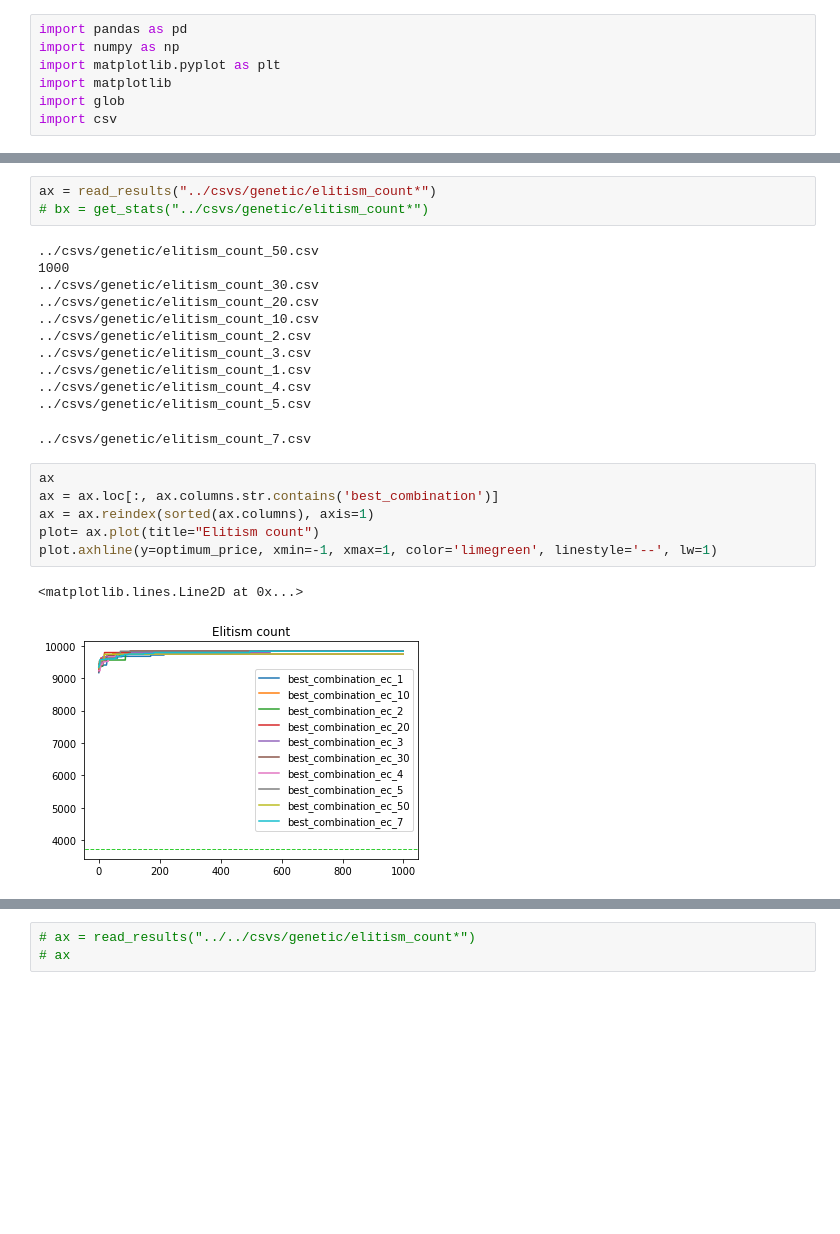
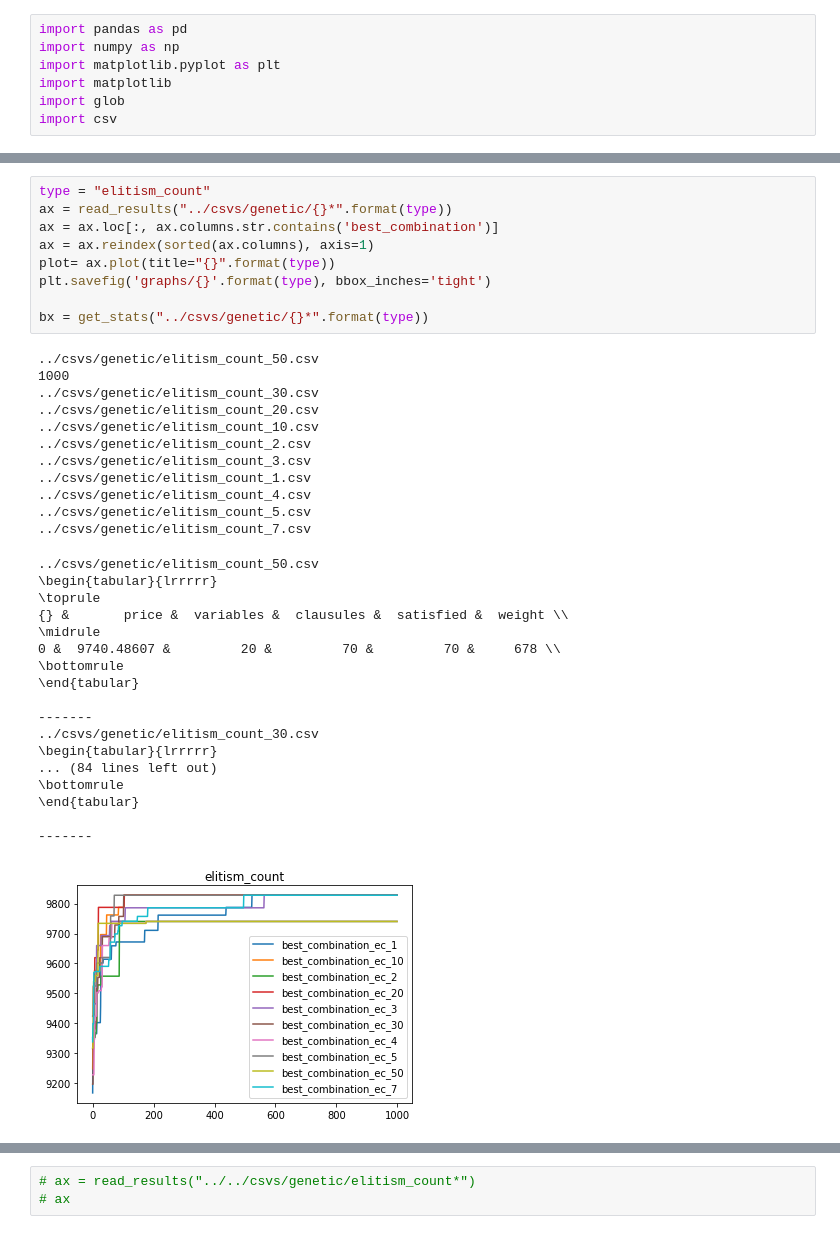
Before and after one commit to j-sokol/3SAT-problem, a Jupyter notebook: report/graphs4.ipynb, the cells around one changed output, grey strips where cells are left out. Cells and saved outputs as stored; diff of their text form; blank space fills up the shorter version.

```diff
--- a/report/graphs4.ipynb
+++ b/report/graphs4.ipynb
@@ -34,26 +36,41 @@ def get_stats(pattern):
         print("-------")
-# %%
-ax = read_results("../csvs/genetic/elitism_count*")
-# bx = get_stats("../csvs/genetic/elitism_count*")
-# %% [output]
-../csvs/genetic/elitism_count_50.csv
-1000
-../csvs/genetic/elitism_count_30.csv
-../csvs/genetic/elitism_count_20.csv
-../csvs/genetic/elitism_count_10.csv
-../csvs/genetic/elitism_count_2.csv
-../csvs/genetic/elitism_count_3.csv
-../csvs/genetic/elitism_count_1.csv
-../csvs/genetic/elitism_count_4.csv
-../csvs/genetic/elitism_count_5.csv
-../csvs/genetic/elitism_count_7.csv
 # %%
-ax
+type = "elitism_count"
+ax = read_results("../csvs/genetic/{}*".format(type))
 ax = ax.loc[:, ax.columns.str.contains('best_combination')]
 ax = ax.reindex(sorted(ax.columns), axis=1)
-plot= ax.plot(title="Elitism count")
-plot.axhline(y=optimum_price, xmin=-1, xmax=1, color='limegreen', linestyle='--', lw=1)
+plot= ax.plot(title="{}".format(type))
+plt.savefig('graphs/{}'.format(type), bbox_inches='tight')
+
+bx = get_stats("../csvs/genetic/{}*".format(type))
 # %% [output]
-<matplotlib.lines.Line2D at 0x...>
+../csvs/genetic/elitism_count_50.csv
+1000
+../csvs/genetic/elitism_count_30.csv
+../csvs/genetic/elitism_count_20.csv
+../csvs/genetic/elitism_count_10.csv
+../csvs/genetic/elitism_count_2.csv
+../csvs/genetic/elitism_count_3.csv
+../csvs/genetic/elitism_count_1.csv
+../csvs/genetic/elitism_count_4.csv
+../csvs/genetic/elitism_count_5.csv
+../csvs/genetic/elitism_count_7.csv
+../csvs/genetic/elitism_count_50.csv
+\begin{tabular}{lrrrrr}
+\toprule
+{} &       price &  variables &  clausules &  satisfied &  weight \\
+\midrule
+0 &  9740.48607 &         20 &         70 &         70 &     678 \\
+\bottomrule
+\end{tabular}
+
+-------
+../csvs/genetic/elitism_count_30.csv
+\begin{tabular}{lrrrrr}
+... (84 lines left out)
+\bottomrule
+\end{tabular}
+
+-------
-[figure, old version]
+[figure, new version]
 # %%
```
Also changed, not shown: parts of 15 cells of this notebook, 17 other files.
